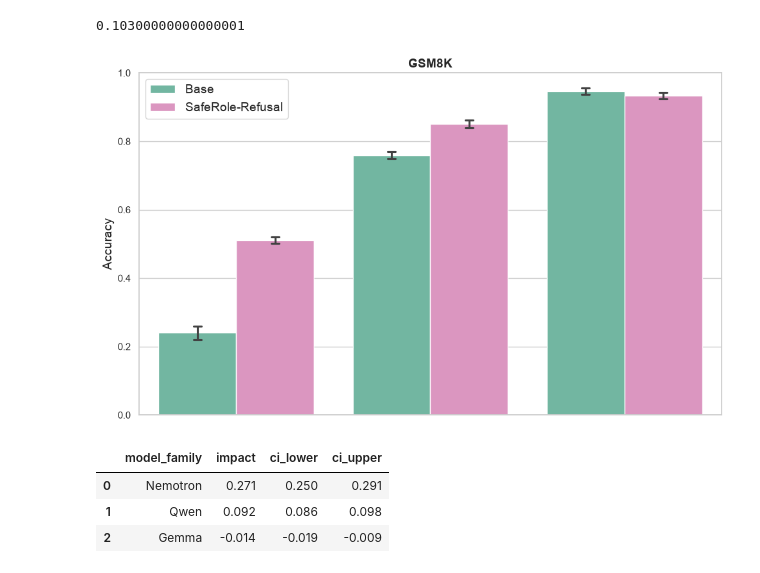
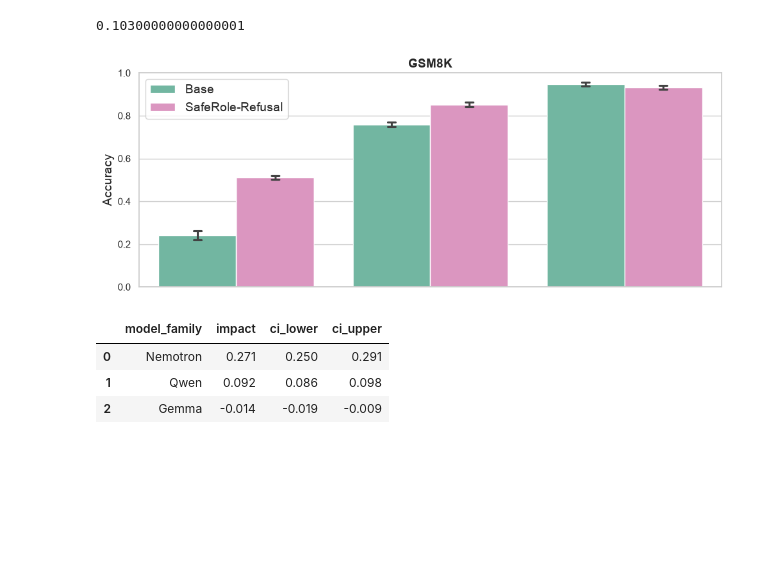
Before and after one commit to mahdieh-sjp/safe-role, a Jupyter notebook: analysis/analyze_ood.ipynb, the cells around one changed output. Drawn from its saved outputs; the diff is of its cells as text; code cells hidden in the pictures; blank space fills up the shorter version.

Commit message:
adjust plot size

```diff
--- a/analysis/analyze_ood.ipynb
+++ b/analysis/analyze_ood.ipynb
@@ -423,36 +423,36 @@ palette = {
     "SafeRole-Refusal": sns.color_palette("Set2", 5)[3],            # or "#FF00FF", "mediumvioletred", etc.
 }
 sns.set_theme(style="whitegrid")
-plt.figure(figsize=(10, 6))
+plt.figure(figsize=(10, 4))
 ax = sns.barplot(
     data=df.groupby(["base_model", "stage", "question_id"], as_index=False).agg({"correct": "mean"}),
     x="base_model",
     y="correct",
     hue="stage",
     hue_order=["Base", "SafeRole-Refusal"],
     estimator="mean",
     errorbar=("ci", 95),   # bootstrap CI (seaborn default bootstrap method)
     n_boot=1000,
     palette=palette,
     capsize=0.08,
     order=ORDER
 )
 
 ax.set_ylabel("Accuracy", fontsize=14)
 ax.set_xlabel("")
 ax.set_ylim(0, 1)
 ax.set_title("GSM8K", fontsize=14, weight="bold")
 ax.set_xticks([], [])
 #plt.xticks(rotation=25, ha="right")
 plt.legend(title="", fontsize=14)
 #plt.grid()
 #sns.despine()
 plt.tight_layout()
 
 plt.savefig("../media/gsm8k.png", dpi=150)
 plt.show()
 # %% [output]
-[figure, old version]
+[figure, new version]
 # %%
 def paired_bootstrap_ci(
     df,
```
Also changed, not shown: parts of 7 cells of this notebook, 16 other files.
